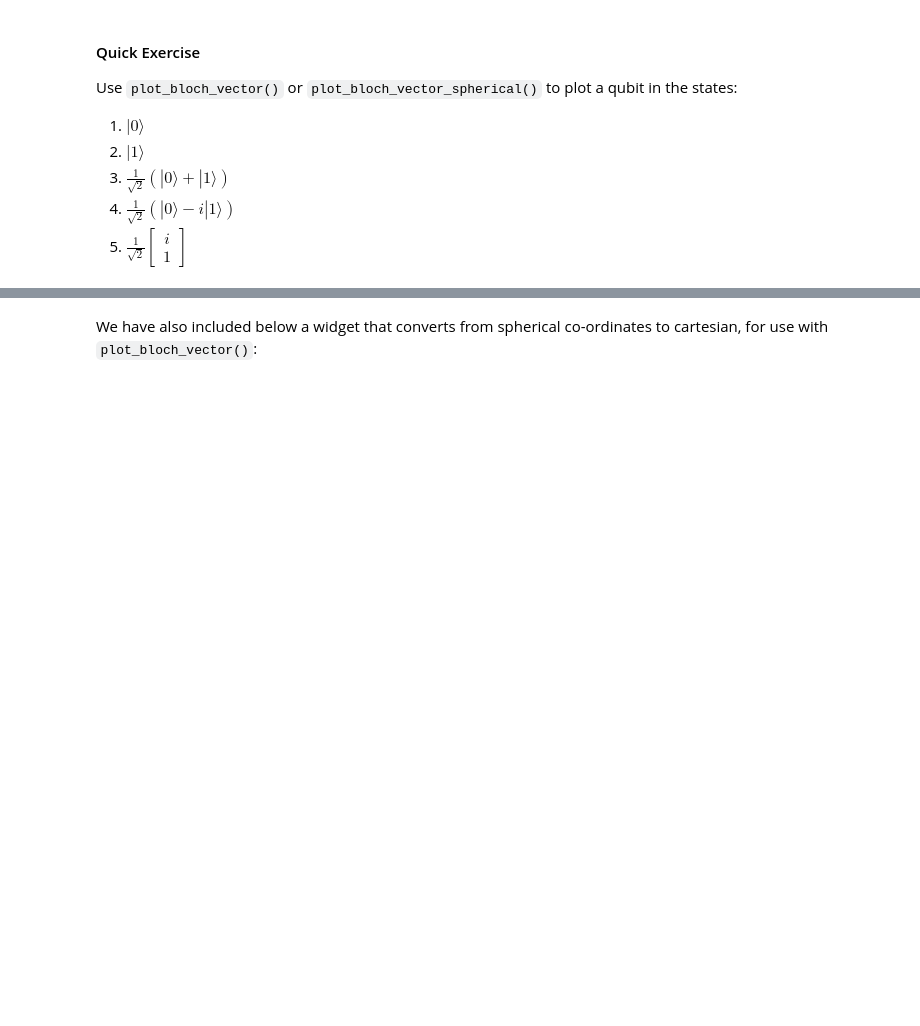
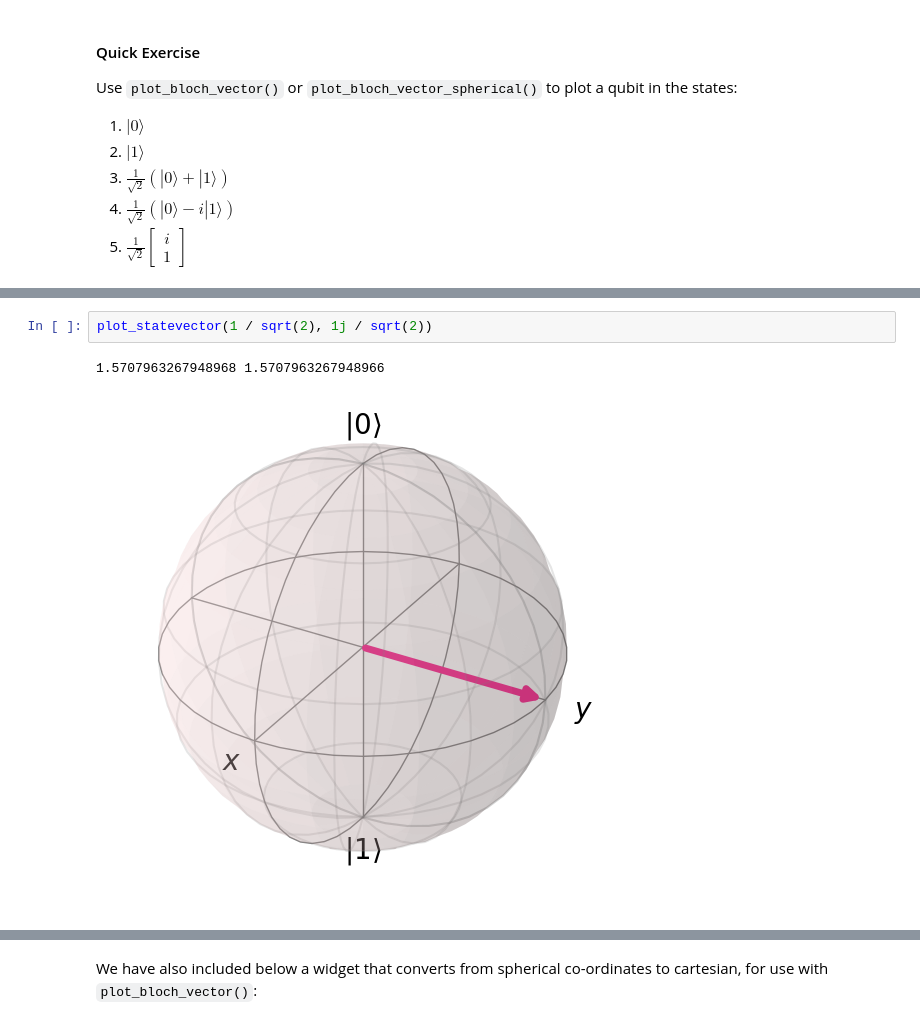
Before and after one commit to yuttai/qiskit-textbook, a Jupyter notebook: content/ch-states/representing-qubit-states.ipynb, the cells around one changed output, grey strips where cells are left out. Cells and saved outputs as stored; diff of their text form; blank space fills up the shorter version.

```diff
--- a/content/ch-states/representing-qubit-states.ipynb
+++ b/content/ch-states/representing-qubit-states.ipynb
@@ -517,0 +526,5 @@ plot_statevector(1j / sqrt(2), 1 / sqrt(2))
+# %%
+plot_statevector(1 / sqrt(2), 1j / sqrt(2))
+# %% [output]
+1.5707963267948968 1.5707963267948966
+[figure, added]
```
Also changed, not shown: parts of 11 cells of this notebook, 4 other files.
